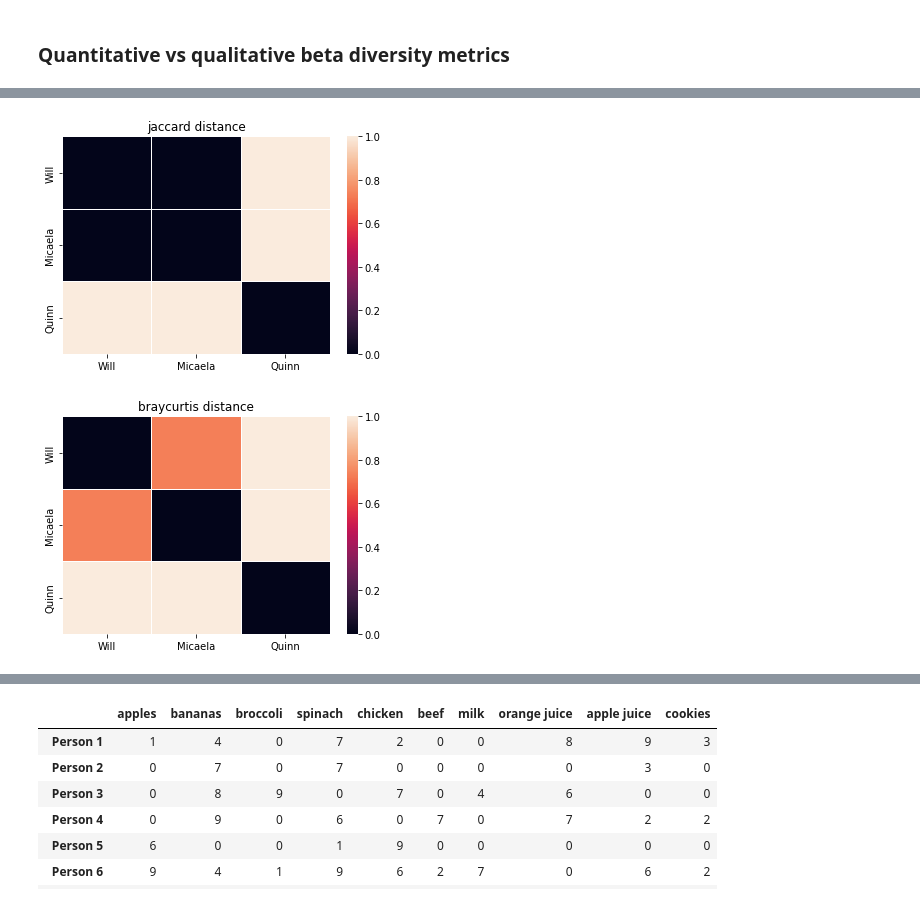
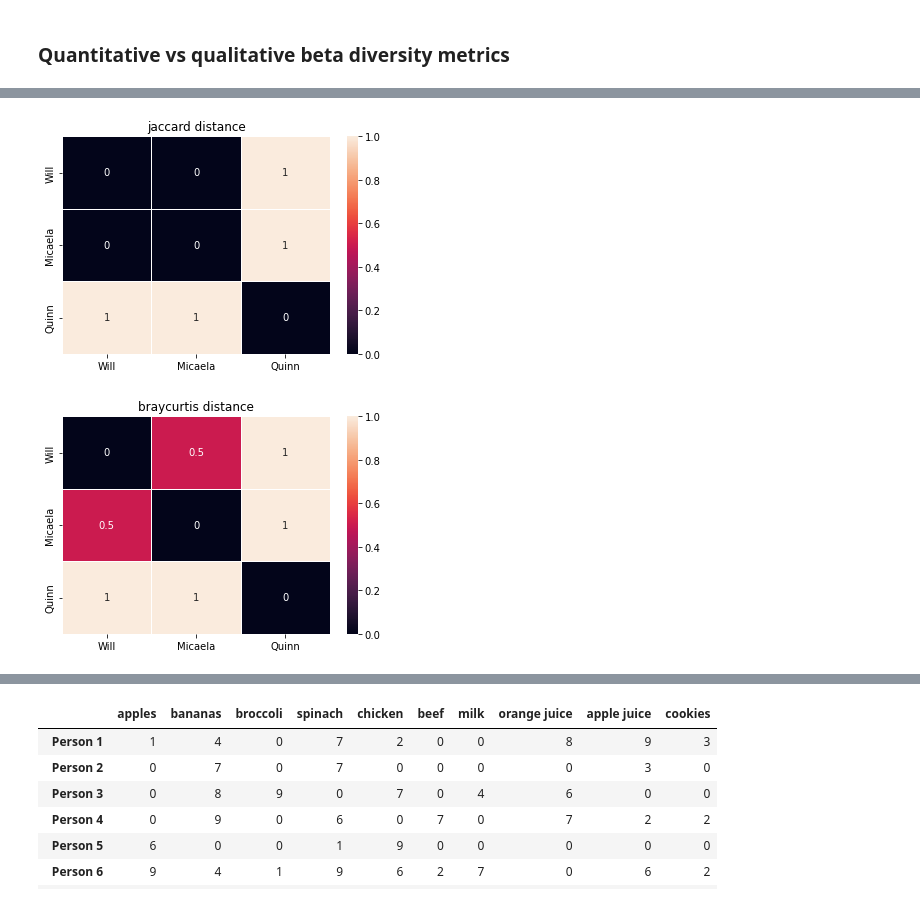
Before and after one commit to sterrettJD/CSCI-6118-Project, a Jupyter notebook: Notebooks/Beta-diversity.ipynb, the cells around one changed output, grey strips where cells are left out. Saved outputs shown, nothing was run; the diff lists cells and outputs as text; code cells hidden in the pictures.

```diff
--- a/Notebooks/Beta-diversity.ipynb
+++ b/Notebooks/Beta-diversity.ipynb
@@ -56,11 +73,11 @@ Some beta diversity metrics look at what taxa are present, but others look at ho
 from scipy import sparse
 from scipy.spatial.distance import pdist, squareform
 # %%
-a = [1, 0, 1]
-b = [9, 0, 4]
+a = [1, 0, 3]
+b = [9, 0, 3]
 c = [0, 2, 0]
 
-pet_types = ["cats", "dogs", "fish"]
+pet_types = ["cats", "fish", "birds"]
 names = ["Will", "Micaela", "Quinn"]
 
 pets = pd.DataFrame([a,b,c],
@@ -86,8 +99,42 @@ def create_and_show_dist_mat(data, ids, metric):
+# %%
+def create_and_show_dist_mat(data, ids, metric, annot=False):
+    """
+    This function makes a distance matrix and shows a heatmap of it.
+
+Parameters
+    ----------
+    data : pd.DataFrame or NumPy array/matrix
+        The data to calculate the distance matrix from.
+    ids : list
+        The list of sample IDs
+    metric: str
+        The distance metric to be used when creating the distance matrix.
+        See https://docs.scipy.org/doc/scipy/reference/generated/scipy.spatial.distance.pdist.html
+        for list of compatible metrics
+    annot: Bool
+        Provide True if the distances should be written in the heatmap.
+
+    Returns
+    -------
+    dist: pd.DataFrame
+        The generated distance matrix
+    """
+    dist = squareform(pdist(data, metric))
+    dist = pd.DataFrame(dist,
+                        columns=ids,
+                        index=ids)
+
+    ax = sns.heatmap(dist, linewidths=1, annot=annot)
+    ax.set_title(f"{metric} distance")
+    plt.show()
+    return dist
 # %%
 presence_absence_pets = pets.apply(lambda x: x > 0)
-jaccard = create_and_show_dist_mat(presence_absence_pets, names, metric="jaccard")
+jaccard = create_and_show_dist_mat(presence_absence_pets, names,
+                                   metric="jaccard", annot=True)
 
-bray_curt = create_and_show_dist_mat(pets, names, metric="braycurtis")
+bray_curt = create_and_show_dist_mat(pets, names,
+                                     metric="braycurtis", annot=True)
 # %% [output]
-[figure, old version]
+[figure, new version]
-[figure, old version]
+[figure, new version]
```
Also changed, not shown: parts of 13 cells of this notebook.
